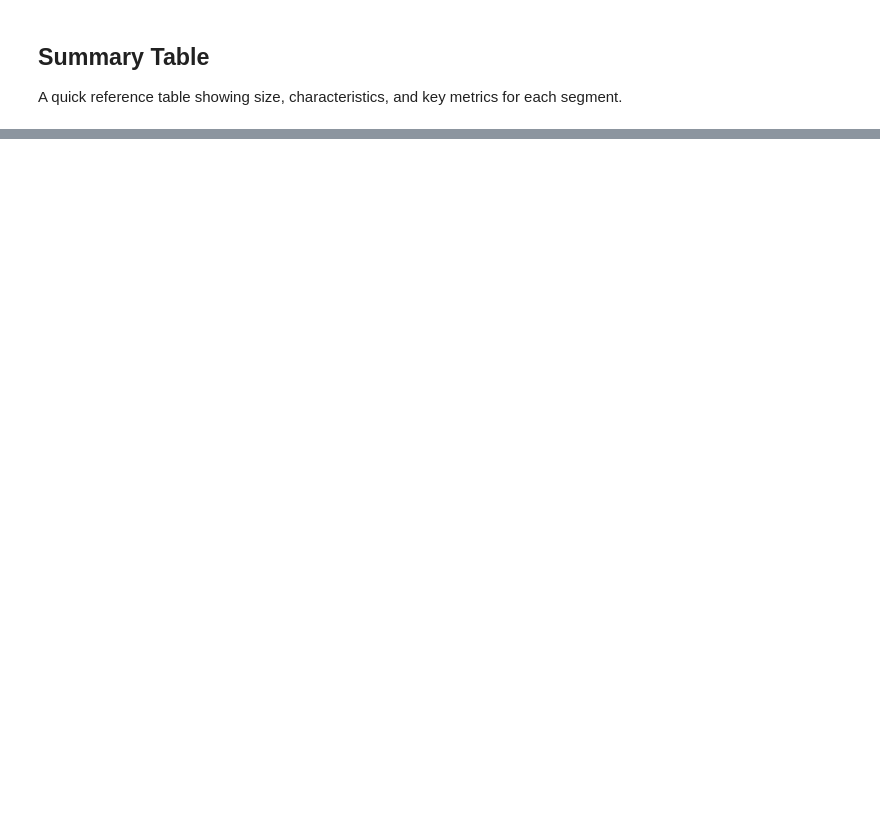
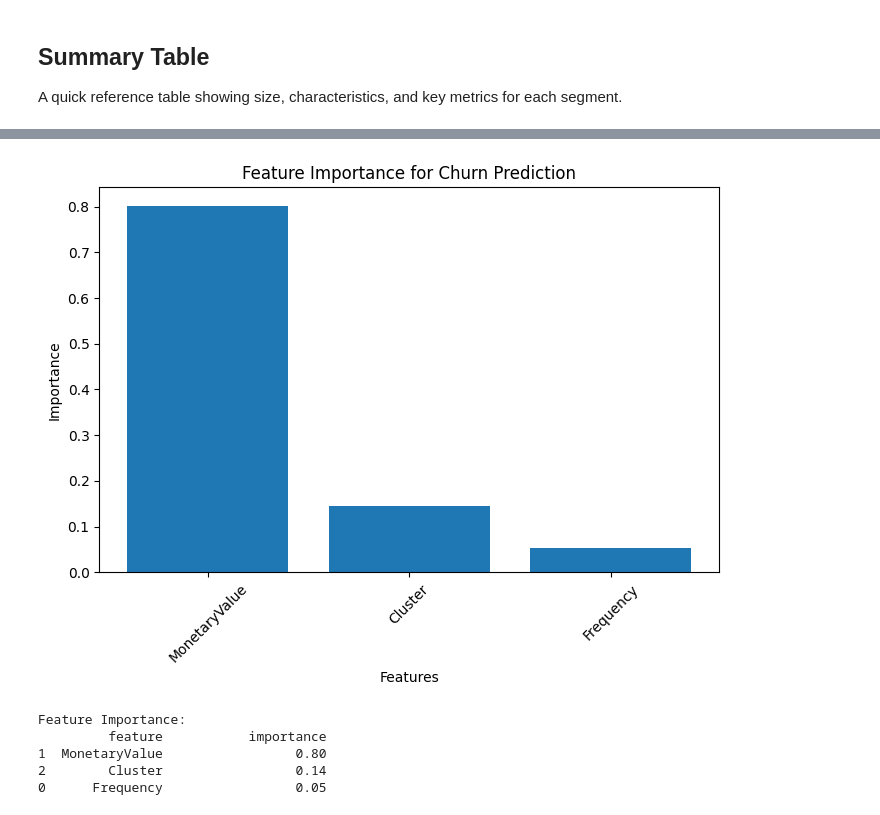
Before and after one commit to dhruvthumar/Project_CS4403-retail-mining, a Jupyter notebook: online-retail-data-clustering.ipynb, the cells around one changed output, grey strips where cells are left out. Cells and saved outputs as stored; diff of their text form; code cells hidden in the pictures; blank space fills up the shorter version.

Commit message:
Built a Predictive Churn modelling, trained and tuned RF and XGB model

```diff
--- a/online-retail-data-clustering.ipynb
+++ b/online-retail-data-clustering.ipynb
@@ -1011,0 +1069,20 @@ print(summary_df.to_string(index=False))
+# %%
+# Train Random Forest model
+from sklearn.ensemble import RandomForestClassifier
+from sklearn.metrics import classification_report, roc_auc_score, confusion_matrix
+
+rf_model = RandomForestClassifier(n_estimators=100, random_state=42, class_weight='balanced')
+rf_model.fit(X_train, y_train)
+
+# Predictions
+y_pred = rf_model.predict(X_test)
+y_pred_proba = rf_model.predict_proba(X_test)[:, 1]
+
+# Evaluation
+print("Classification Report:")
+print(classification_report(y_test, y_pred))
+
+print(f"AUC-ROC Score: {roc_auc_score(y_test, y_pred_proba):.3f}")
+
+print("Confusion Matrix:")
+print(confusion_matrix(y_test, y_pred))
@@ -1011,0 +1104,26 @@ print(summary_df.to_string(index=False))
+# %%
+# Feature Importance
+import matplotlib.pyplot as plt
+
+feature_importance = pd.DataFrame({
+    'feature': features,
+    'importance': rf_model.feature_importances_
+}).sort_values('importance', ascending=False)
+
+plt.figure(figsize=(8, 5))
+plt.bar(feature_importance['feature'], feature_importance['importance'])
+plt.title('Feature Importance for Churn Prediction')
+plt.xlabel('Features')
+plt.ylabel('Importance')
+plt.xticks(rotation=45)
+plt.show()
+
+print("Feature Importance:")
+print(feature_importance)
+# %% [output]
+[figure, added]
+Feature Importance:
+         feature           importance
+1  MonetaryValue                 0.80
+2        Cluster                 0.14
+0      Frequency                 0.05
```
Also changed, not shown: parts of 15 cells of this notebook.
